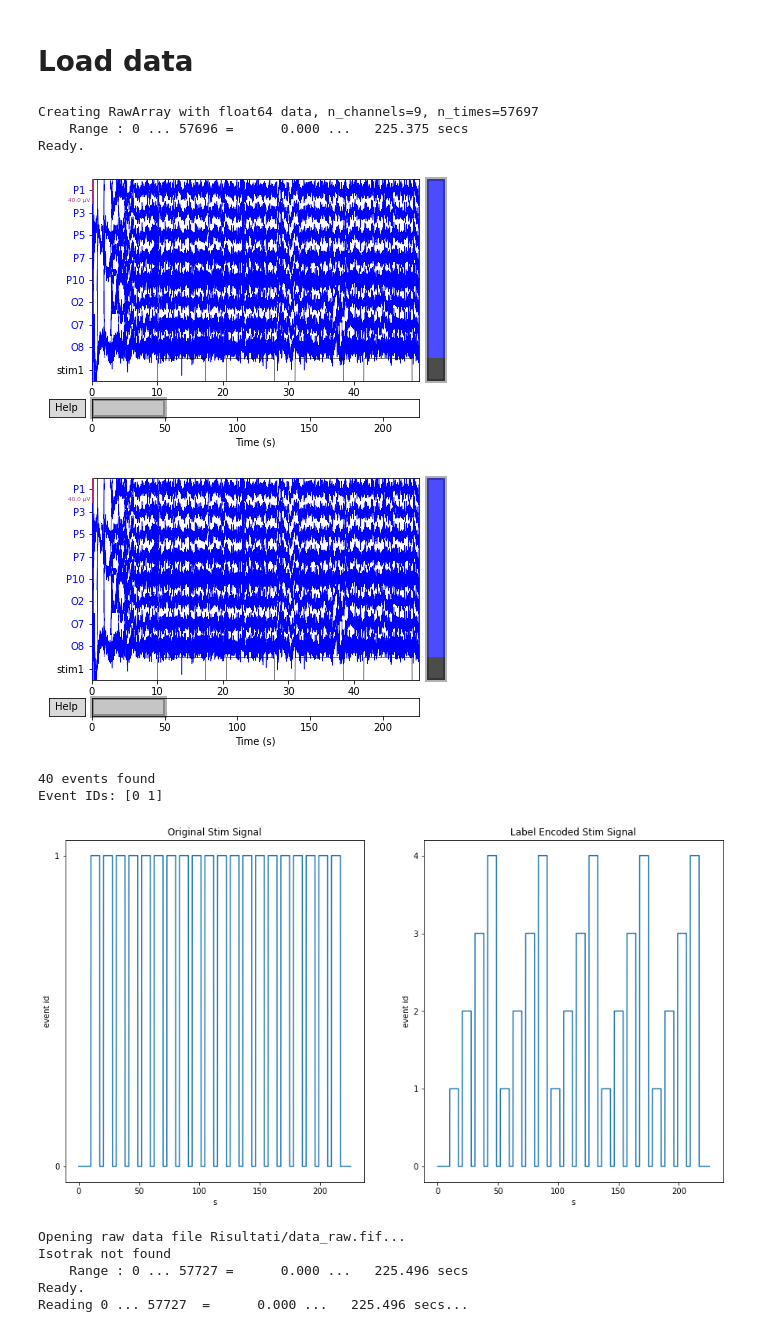
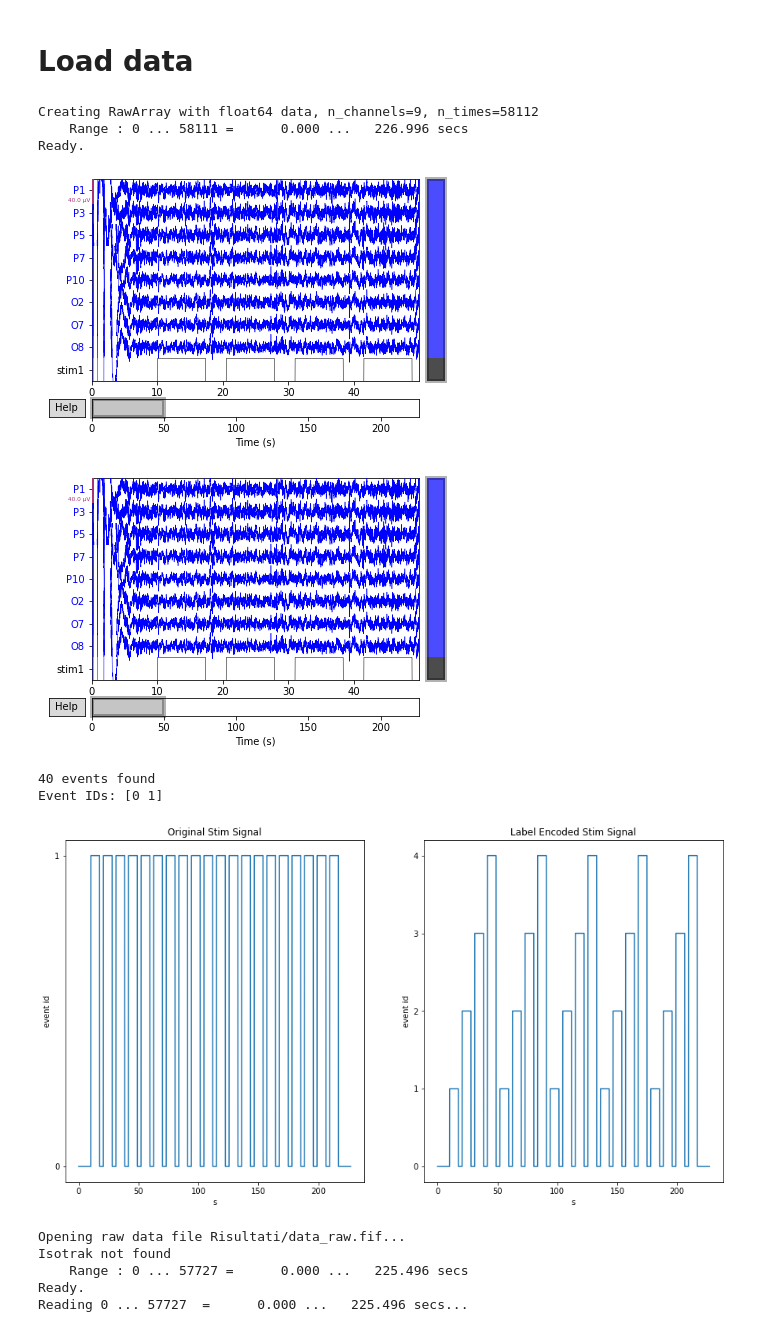
Before and after one commit to MachineLearningJournalClub/SSVEP_IEEE_SMC_2021, a Jupyter notebook: Pre-Processing/Pre_processing_bea.ipynb, the cells around one changed output. Saved outputs shown, nothing was run; the diff lists cells and outputs as text; code cells hidden in the pictures.

```diff
--- a/Pre-Processing/Pre_processing_bea.ipynb
+++ b/Pre-Processing/Pre_processing_bea.ipynb
@@ -26,17 +26,17 @@ def load_session(path, sampling_freq, eeg_ch_names):
 # %%
 fs = 256
 CH_NAMES = ['P1','P3','P5','P7','P10','O2','O7','O8']
-subj1_session1 = Path('new_data/subject_2_fvep_led_training_2.mat')
+subj1_session1 = Path('new_data/subject_2_fvep_led_training_1.mat')
 
 raw = load_session(subj1_session1, fs, CH_NAMES)
 
 raw.plot(duration=50, color={'eeg':'blue'})
 # %% [output]
-Creating RawArray with float64 data, n_channels=9, n_times=57697
-    Range : 0 ... 57696 =      0.000 ...   225.375 secs
+Creating RawArray with float64 data, n_channels=9, n_times=58112
+    Range : 0 ... 58111 =      0.000 ...   226.996 secs
 Ready.
-[figure, old version]
+[figure, new version]
-[figure, old version]
+[figure, new version]
 # %%
 def add_labels_to_stim(raw, n_trials=4):
     events = mne.find_events(raw, stim_channel='stim1', output='step')
@@ -77,7 +77,7 @@ for ax in axes:
 # %% [output]
 40 events found
 Event IDs: [0 1]
-[figure, old version]
+[figure, new version]
 # %%
 data = raw2.get_data()
 np.save(file='data_raw.npy', arr=data)
```
Also changed, not shown: parts of 10 cells of this notebook, 18 other files.
